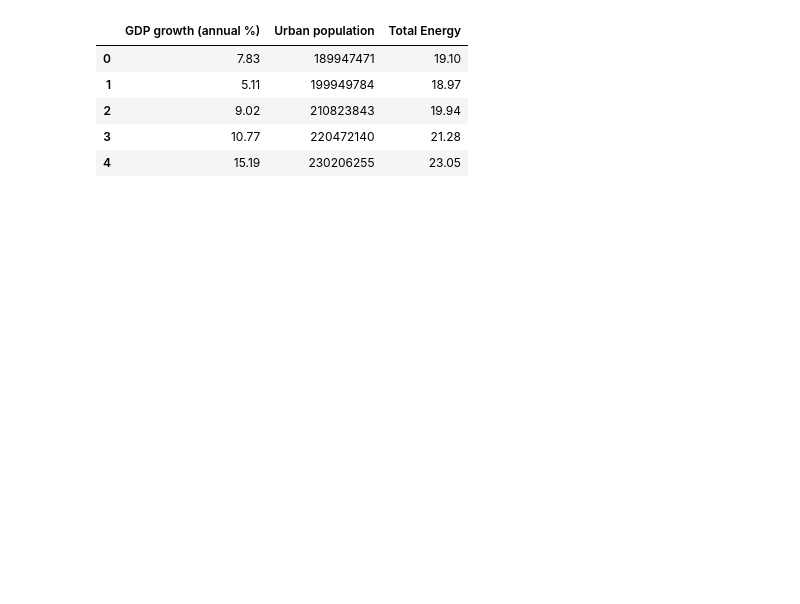
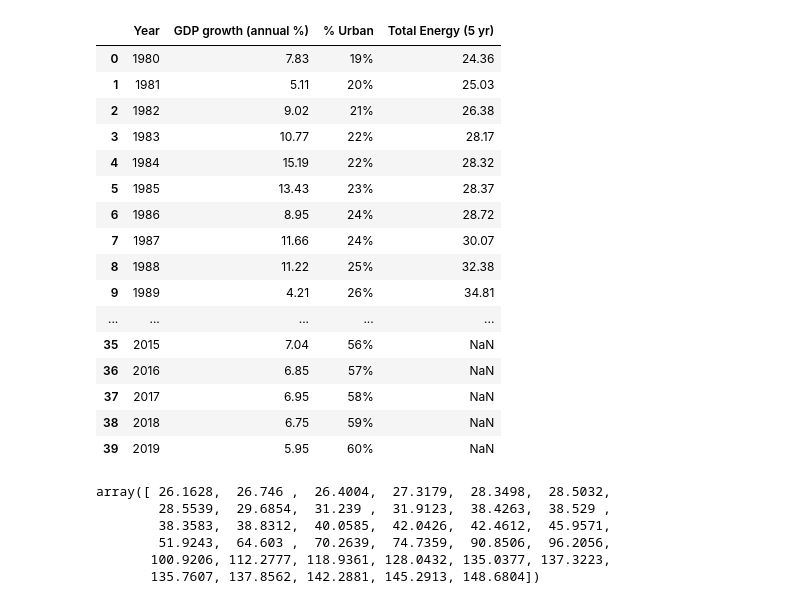
Before and after one commit to jackmcdonnell713/Sustainability_Group, a Jupyter notebook: Regression Random Forest.ipynb, the cells around one changed output. Drawn from its saved outputs; the diff is of its cells as text; code cells hidden in the pictures; blank space fills up the shorter version.

```diff
--- a/Regression Random Forest.ipynb
+++ b/Regression Random Forest.ipynb
@@ -5,15 +5,26 @@ import pandas as pd
 # %%
 # ------------------------------ Data Set Loading ------------------------------
 # Read data set
 df = pd.read_csv('testdata.csv')
-df.head()
+df
 # %% [output]
-|  | GDP growth (annual %) | Urban population | Total Energy |
-| 0 | 7.83 | 189947471 | 19.10 |
-| 1 | 5.11 | 199949784 | 18.97 |
-| 2 | 9.02 | 210823843 | 19.94 |
-| 3 | 10.77 | 220472140 | 21.28 |
-| 4 | 15.19 | 230206255 | 23.05 |
+|  | Year | GDP growth (annual %) | % Urban | Total Energy (5 yr) |
+| 0 | 1980 | 7.83 | 19% | 24.36 |
+| 1 | 1981 | 5.11 | 20% | 25.03 |
+| 2 | 1982 | 9.02 | 21% | 26.38 |
+| 3 | 1983 | 10.77 | 22% | 28.17 |
+| 4 | 1984 | 15.19 | 22% | 28.32 |
+| 5 | 1985 | 13.43 | 23% | 28.37 |
+| 6 | 1986 | 8.95 | 24% | 28.72 |
+| 7 | 1987 | 11.66 | 24% | 30.07 |
+| 8 | 1988 | 11.22 | 25% | 32.38 |
+| 9 | 1989 | 4.21 | 26% | 34.81 |
+| ... | ... | ... | ... | ... |
+| 35 | 2015 | 7.04 | 56% | NaN |
+| 36 | 2016 | 6.85 | 57% | NaN |
+| 37 | 2017 | 6.95 | 58% | NaN |
+| 38 | 2018 | 6.75 | 59% | NaN |
+| 39 | 2019 | 5.95 | 60% | NaN |
 # %%
 # ------------------------------- Data Cleaning --------------------------------
 
@@ -50,3 +61,14 @@ rf.fit(X_train, y_train)
 
 # Make predictions using the testing data
 y_pred = rf.predict(X_test)
+# %%
+# Make predictions using ALL years
+y_pred = rf.predict(X)
+y_pred
+# %% [output]
+array([ 26.1628,  26.746 ,  26.4004,  27.3179,  28.3498,  28.5032,
+        28.5539,  29.6854,  31.239 ,  31.9123,  38.4263,  38.529 ,
+        38.3583,  38.8312,  40.0585,  42.0426,  42.4612,  45.9571,
+        51.9243,  64.603 ,  70.2639,  74.7359,  90.8506,  96.2056,
+       100.9206, 112.2777, 118.9361, 128.0432, 135.0377, 137.3223,
+       135.7607, 137.8562, 142.2881, 145.2913, 148.6804])
```
Also changed, not shown: parts of 5 cells of this notebook.
